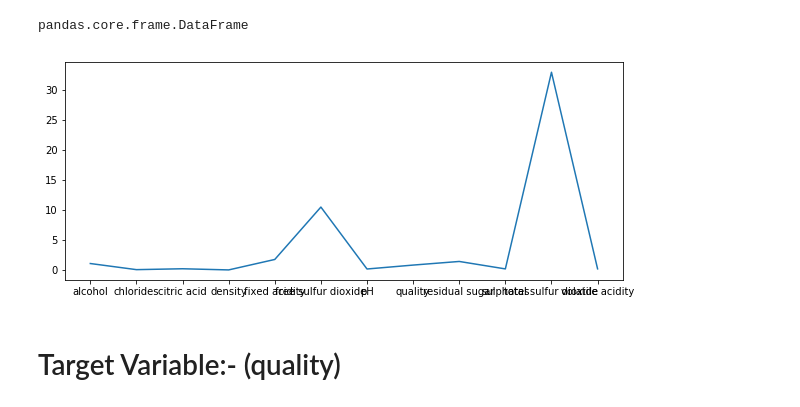
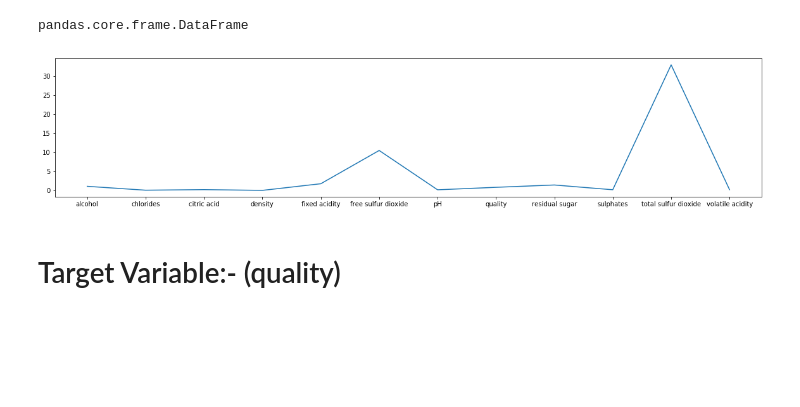
Before and after one commit to Anu543/Supervised_ML, a Jupyter notebook: Supervised_classification.ipynb, the cells around one changed output. Drawn from its saved outputs; the diff is of its cells as text; code cells hidden in the pictures; blank space fills up the shorter version.

```diff
--- a/Supervised_classification.ipynb
+++ b/Supervised_classification.ipynb
@@ -106,10 +106,10 @@ pandas.core.frame.DataFrame
 a=Red_wine.describe().iloc[2].index
 b=Red_wine.describe().iloc[2].values
 # %%
-plt.figure(figsize=(10,4))
+plt.figure(figsize=(20,4))
 sns.lineplot(x=a ,y=b);
 # %% [output]
-[figure, old version]
+[figure, new version]
 # %% [markdown]
 # Target Variable:- (quality)
 # %%
```
Also changed, not shown: parts of 4 cells of this notebook.
